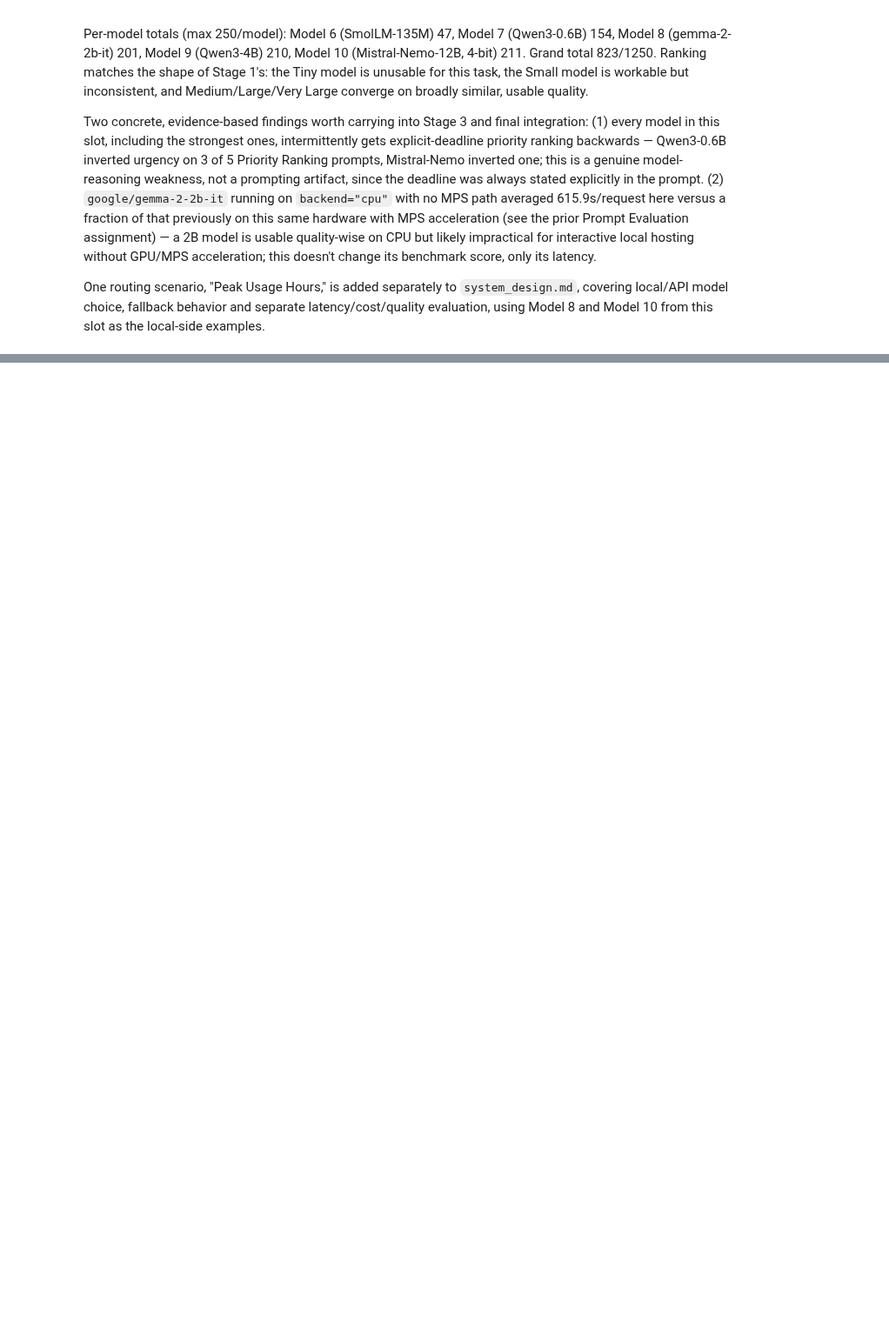
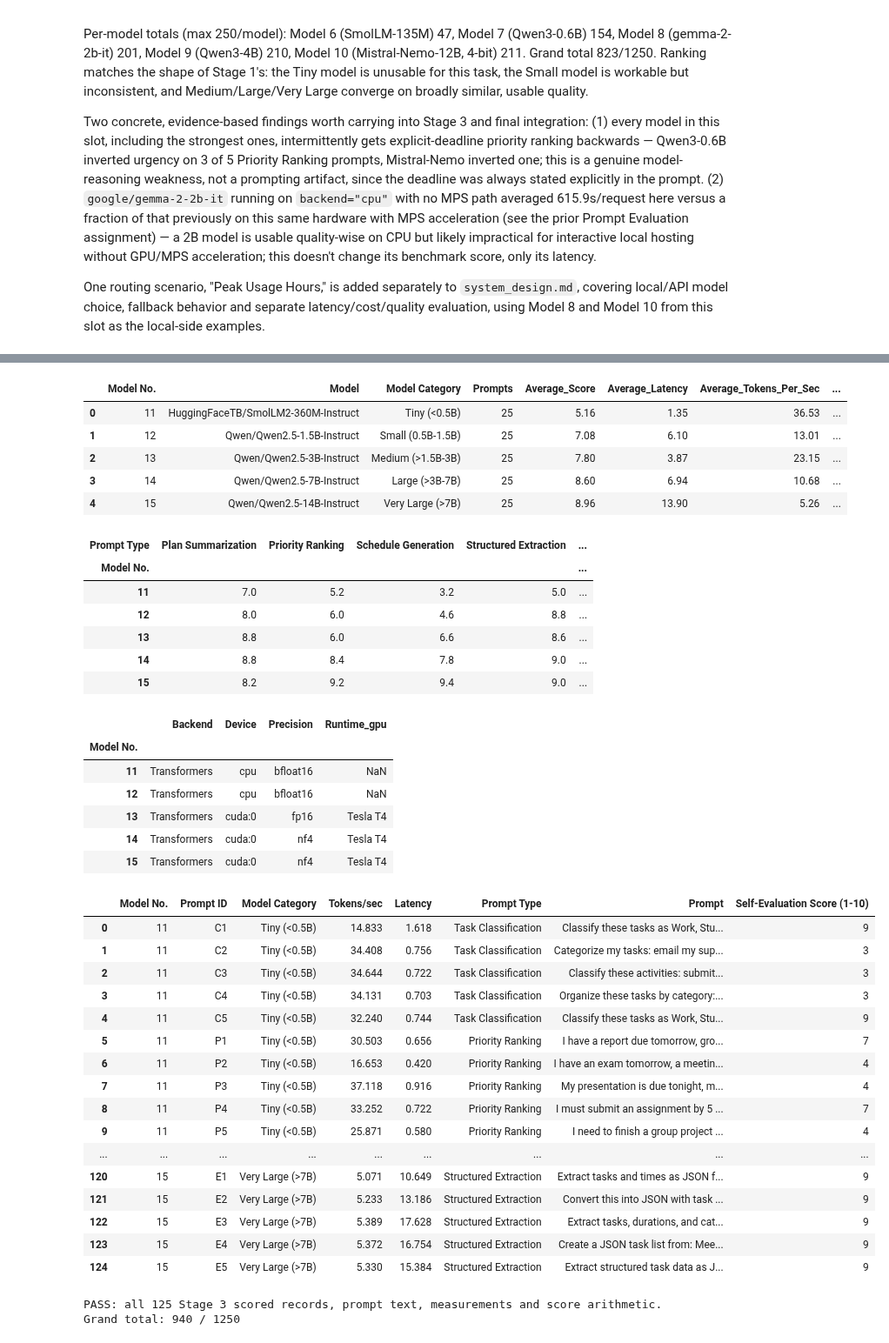
Before and after one commit to AshleyZhou-31/3_CozyDay, a Jupyter notebook: llm-test/multi_model_system.ipynb, the cells around one changed output, grey strips where cells are left out. Shown at 87% size. Cells and saved outputs as stored; diff of their text form; code cells hidden in the pictures; blank space fills up the shorter version.

Commit message:
A7 Stage 3: models 11-15 benchmarks, costs, routing scenarios
Co-Authored-By: Claude Sonnet 5.5 <noreply@anthropic.com>

Claude-Session: https://claude.ai/code/session_01QqQu1DivyhqchJM7faCxL3

```diff
--- a/llm-test/multi_model_system.ipynb
+++ b/llm-test/multi_model_system.ipynb
@@ -448,0 +459,73 @@ One routing scenario, "Peak Usage Hours," is added separately to `system_design.
+# %%
+frames = []
+for number in range(11, 16):
+    raw = pd.read_csv(RESULTS_DIR / f"a7_model_{number}_benchmark.csv")
+    scored = pd.read_csv(RESULTS_DIR / f"a7_model_{number}_scored.csv")
+    validate_records(scored, *models[number], prompts_df)
+    assert len(scored) == 25
+    unscored = SCORE_COLUMNS + ["Self-Evaluation Score (1-10)"]
+    pd.testing.assert_frame_equal(raw.drop(columns=unscored), scored.drop(columns=unscored))
+    assert scored[SCORE_COLUMNS].map(lambda x: float(x).is_integer() and 1 <= x <= 10).all().all()
+    calculated = scored[SCORE_COLUMNS].mean(axis=1).map(lambda x: int(x + 0.5))
+    assert calculated.eq(scored["Self-Evaluation Score (1-10)"]).all()
+    frames.append(scored.assign(**{"Model No.": number}))
+stage3_benchmark_df = pd.concat(frames, ignore_index=True)
+saved_combined_s3 = pd.read_csv(RESULTS_DIR / "a7_stage3_all_benchmarks.csv")
+pd.testing.assert_frame_equal(stage3_benchmark_df[saved_combined_s3.columns], saved_combined_s3)
+stage3_summary = stage3_benchmark_df.groupby(["Model No.", "Model", "Model Category"]).agg(
+    Prompts=("Prompt ID", "count"), Average_Score=("Self-Evaluation Score (1-10)", "mean"),
+    Average_Latency=("Latency", "mean"), Average_Tokens_Per_Sec=("Tokens/sec", "mean"),
+    Token_Limit_Hits=("Reached Token Limit", "sum")).reset_index().round(2)
+pd.testing.assert_frame_equal(stage3_summary, pd.read_csv(RESULTS_DIR / "a7_stage3_summary.csv"))
+display(stage3_summary)
+display(stage3_benchmark_df.pivot_table(index="Model No.", columns="Prompt Type",
+        values="Self-Evaluation Score (1-10)", aggfunc="mean").round(2))
+hardware = stage3_benchmark_df.groupby("Model No.").agg(Backend=("Backend", "first"),
+        Device=("Device", "first"), Precision=("Precision", "first"),
+        Runtime_gpu=("Runtime", lambda s: json.loads(s.iloc[0])["gpu"]))
+display(hardware)
+with pd.option_context("display.max_rows", 150, "display.max_colwidth", None):
+    display(stage3_benchmark_df[["Model No.", "Prompt ID", "Model Category", "Tokens/sec",
+        "Latency", "Prompt Type", "Prompt", "Self-Evaluation Score (1-10)"]])
+print("PASS: all 125 Stage 3 scored records, prompt text, measurements and score arithmetic.")
+print("Grand total:", int(stage3_benchmark_df["Self-Evaluation Score (1-10)"].sum()), "/ 1250")
+# %% [output]
+|  | Model No. | Model | Model Category | Prompts | Average_Score | Average_Latency | Average_Tokens_Per_Sec | ... |
+| 0 | 11 | HuggingFaceTB/SmolLM2-360M-Instruct | Tiny (<0.5B) | 25 | 5.16 | 1.35 | 36.53 | ... |
+| 1 | 12 | Qwen/Qwen2.5-1.5B-Instruct | Small (0.5B-1.5B) | 25 | 7.08 | 6.10 | 13.01 | ... |
+| 2 | 13 | Qwen/Qwen2.5-3B-Instruct | Medium (>1.5B-3B) | 25 | 7.80 | 3.87 | 23.15 | ... |
+| 3 | 14 | Qwen/Qwen2.5-7B-Instruct | Large (>3B-7B) | 25 | 8.60 | 6.94 | 10.68 | ... |
+| 4 | 15 | Qwen/Qwen2.5-14B-Instruct | Very Large (>7B) | 25 | 8.96 | 13.90 | 5.26 | ... |
+| Prompt Type | Plan Summarization | Priority Ranking | Schedule Generation | Structured Extraction | ... |
+| Model No. |  |  |  |  | ... |
+| 11 | 7.0 | 5.2 | 3.2 | 5.0 | ... |
+| 12 | 8.0 | 6.0 | 4.6 | 8.8 | ... |
+| 13 | 8.8 | 6.0 | 6.6 | 8.6 | ... |
+| 14 | 8.8 | 8.4 | 7.8 | 9.0 | ... |
+| 15 | 8.2 | 9.2 | 9.4 | 9.0 | ... |
+|  | Backend | Device | Precision | Runtime_gpu |
+| Model No. |  |  |  |  |
+| 11 | Transformers | cpu | bfloat16 | NaN |
+| 12 | Transformers | cpu | bfloat16 | NaN |
+| 13 | Transformers | cuda:0 | fp16 | Tesla T4 |
+| 14 | Transformers | cuda:0 | nf4 | Tesla T4 |
+| 15 | Transformers | cuda:0 | nf4 | Tesla T4 |
+|  | Model No. | Prompt ID | Model Category | Tokens/sec | Latency | Prompt Type | Prompt | Self-Evaluation Score (1-10) |
+| 0 | 11 | C1 | Tiny (<0.5B) | 14.833 | 1.618 | Task Classification | Classify these tasks as Work, Stu... | 9 |
+| 1 | 11 | C2 | Tiny (<0.5B) | 34.408 | 0.756 | Task Classification | Categorize my tasks: email my sup... | 3 |
+| 2 | 11 | C3 | Tiny (<0.5B) | 34.644 | 0.722 | Task Classification | Classify these activities: submit... | 3 |
+| 3 | 11 | C4 | Tiny (<0.5B) | 34.131 | 0.703 | Task Classification | Organize these tasks by category:... | 3 |
+| 4 | 11 | C5 | Tiny (<0.5B) | 32.240 | 0.744 | Task Classification | Classify these tasks as Work, Stu... | 9 |
+| 5 | 11 | P1 | Tiny (<0.5B) | 30.503 | 0.656 | Priority Ranking | I have a report due tomorrow, gro... | 7 |
+| 6 | 11 | P2 | Tiny (<0.5B) | 16.653 | 0.420 | Priority Ranking | I have an exam tomorrow, a meetin... | 4 |
+| 7 | 11 | P3 | Tiny (<0.5B) | 37.118 | 0.916 | Priority Ranking | My presentation is due tonight, m... | 4 |
+| 8 | 11 | P4 | Tiny (<0.5B) | 33.252 | 0.722 | Priority Ranking | I must submit an assignment by 5 ... | 7 |
+| 9 | 11 | P5 | Tiny (<0.5B) | 25.871 | 0.580 | Priority Ranking | I need to finish a group project ... | 4 |
+| ... | ... | ... | ... | ... | ... | ... | ... | ... |
+| 120 | 15 | E1 | Very Large (>7B) | 5.071 | 10.649 | Structured Extraction | Extract tasks and times as JSON f... | 9 |
+| 121 | 15 | E2 | Very Large (>7B) | 5.233 | 13.186 | Structured Extraction | Convert this into JSON with task ... | 9 |
+| 122 | 15 | E3 | Very Large (>7B) | 5.389 | 17.628 | Structured Extraction | Extract tasks, durations, and cat... | 9 |
+| 123 | 15 | E4 | Very Large (>7B) | 5.372 | 16.754 | Structured Extraction | Create a JSON task list from: Mee... | 9 |
+| 124 | 15 | E5 | Very Large (>7B) | 5.330 | 15.384 | Structured Extraction | Extract structured task data as J... | 9 |
+PASS: all 125 Stage 3 scored records, prompt text, measurements and score arithmetic.
+Grand total: 940 / 1250
```
Also changed, not shown: parts of 6 cells of this notebook, 17 other files.
